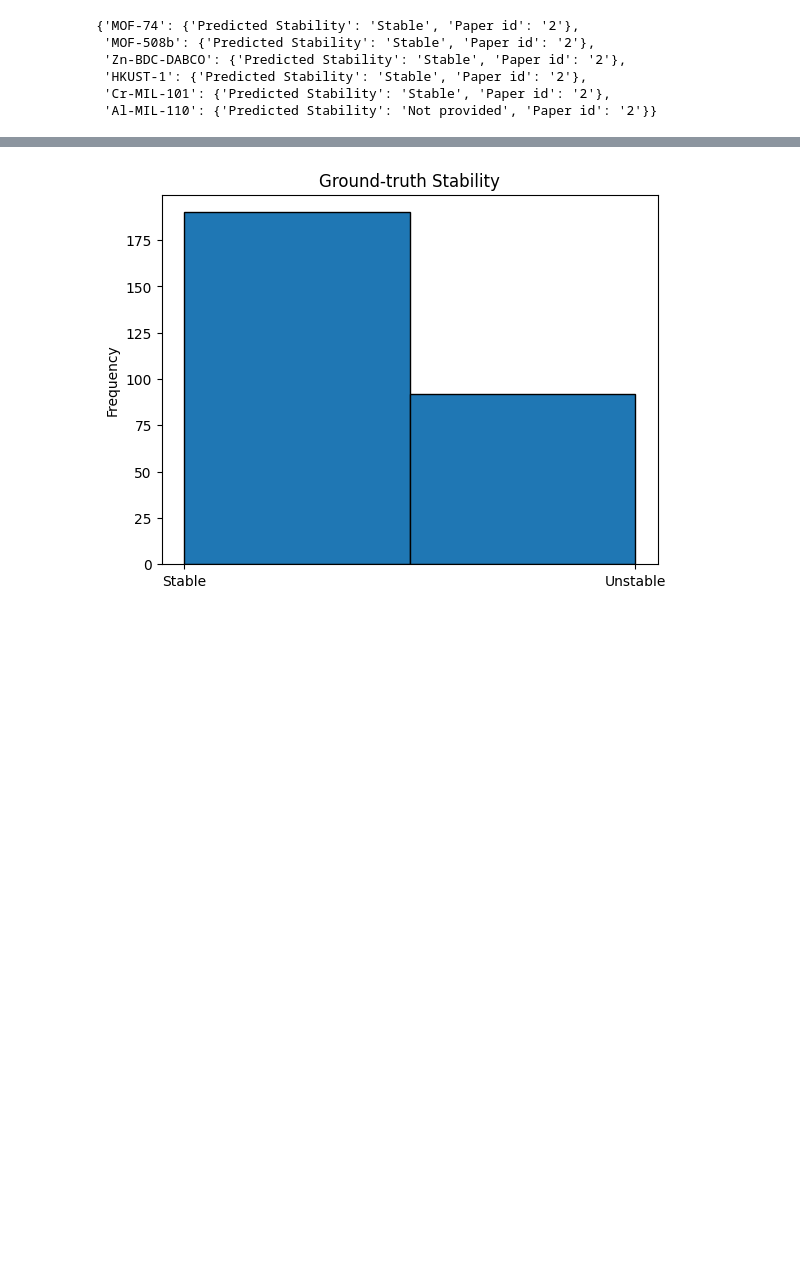
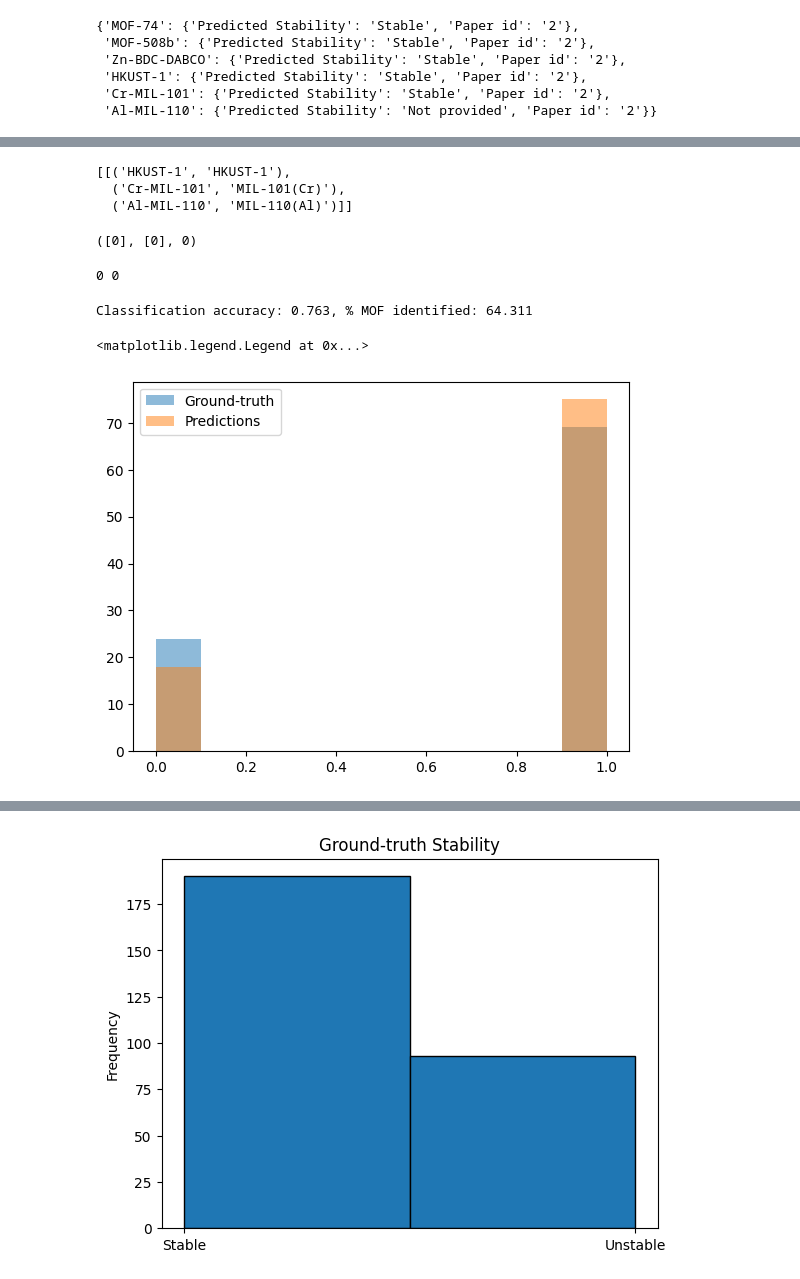
Before and after one commit to AI4ChemS/Eunomia, a Jupyter notebook: examples/post_process_results.ipynb, the cells around one changed output, grey strips where cells are left out. Saved outputs shown, nothing was run; the diff lists cells and outputs as text; code cells hidden in the pictures; blank space fills up the shorter version.

```diff
--- a/examples/post_process_results.ipynb
+++ b/examples/post_process_results.ipynb
@@ -153,18 +239,58 @@ combined_dict, matched_pairs = eunomia.match_MOF_names(prediction_dict, ground_t
+# %%
+matched_pairs_list
+# %% [output]
+[[('HKUST-1', 'HKUST-1'),
+  ('Cr-MIL-101', 'MIL-101(Cr)'),
+  ('Al-MIL-110', 'MIL-110(Al)')]]
+# %%
+eval_single_paper_results(combined_dict)
+# %% [output]
+([0], [0], 0)
 # %%
+sim_threshold = 95
 y_values = []
 y_hat_values = []
 not_provided_count_values = []
-for i in tqdm(range(0,111)):
+matched_pairs_list = []
+number_of_mofs_in_paper = []
+number_of_mofs_matched_in_paper = []
+for i in tqdm(range(95,111)):
     prediction_dict = predictions_list[i]
     ground_truth_dict = ground_truth_list[i]
-    combined_dict, matched_pairs = eunomia.match_MOF_names(prediction_dict, ground_truth_dict, threshold=75)
+    combined_dict, matched_pairs = eunomia.match_MOF_names(prediction_dict, ground_truth_dict, threshold=sim_threshold)
     y, y_hat, not_provided_count = eval_single_paper_results(combined_dict)
     y_values.append(y)
     y_hat_values.append(y_hat)
     not_provided_count_values.append(not_provided_count)
+    matched_pairs_list.append(matched_pairs)
+    unique_mofs_in_paper = len(ground_truth_dict.keys())
+    number_of_mofs_in_paper.append(unique_mofs_in_paper)
+    number_of_mofs_matched_in_paper.append(len(combined_dict.keys()))
+    break
 
 y_values = [item for sublist in y_values for item in sublist]
 y_hat_values = [item for sublist in y_hat_values for item in sublist]
+not_provided_counts = np.sum(not_provided_count_values)
+total_mofs = np.sum(number_of_mofs_in_paper)
+total_mofs_matched = np.sum(number_of_mofs_matched_in_paper)
+print(total_mofs, total_mofs_matched)
+# %% [output]
+0 0
+# %%
+from sklearn.metrics import accuracy_score
+# Calculate Accuracy
+acc = accuracy_score(y_values, y_hat_values)
+mof_indetified = (1 - total_mofs_matched/total_mofs) * 100
+
+print(f"Classification accuracy: {acc:.03f}, % MOF identified: {mof_indetified:.03f}")
+
+plt.hist(y_values, label='Ground-truth', alpha=0.5)
+plt.hist(y_hat_values, label='Predictions', alpha=0.5)
+plt.legend()
+# %% [output]
+Classification accuracy: 0.763, % MOF identified: 64.311
+<matplotlib.legend.Legend at 0x...>
+[figure, added]
 # %%
 import matplotlib.pyplot as plt
 import seaborn as sns
```
Also changed, not shown: parts of 30 cells of this notebook, 1 other file.
